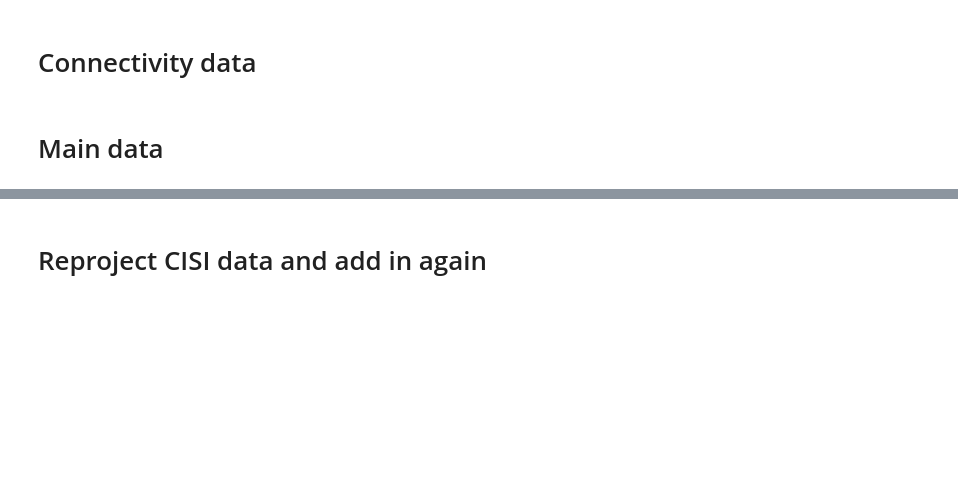
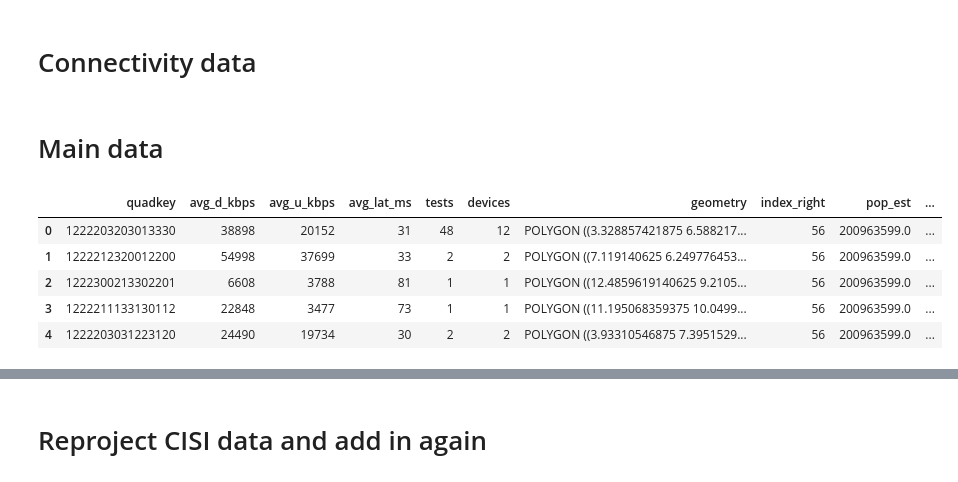
Before and after one commit to DSSGxUK/s22_savethechildren, a Jupyter notebook: notebooks/data_cleaning_v2.ipynb, the cells around one changed output, grey strips where cells are left out. Cells and saved outputs as stored; diff of their text form; code cells hidden in the pictures; blank space fills up the shorter version.

```diff
--- a/notebooks/data_cleaning_v2.ipynb
+++ b/notebooks/data_cleaning_v2.ipynb
@@ -148,3 +147,12 @@ nga_df = pd.read_csv(clean_base)
 # %%
 nga_cell_df = pd.read_csv(connectivity_dir / "nga_cell_clean.csv")
 nga_speed_df = pd.read_csv(connectivity_dir / "speedtest_nga.csv")
+# %%
+nga_speed_df.head()
+# %% [output]
+|  | quadkey | avg_d_kbps | avg_u_kbps | avg_lat_ms | tests | devices | geometry | index_right | pop_est | ... |
+| 0 | 1222203203013330 | 38898 | 20152 | 31 | 48 | 12 | POLYGON ((3.328857421875 6.588217... | 56 | 200963599.0 | ... |
+| 1 | 1222212320012200 | 54998 | 37699 | 33 | 2 | 2 | POLYGON ((7.119140625 6.249776453... | 56 | 200963599.0 | ... |
+| 2 | 1222300213302201 | 6608 | 3788 | 81 | 1 | 1 | POLYGON ((12.4859619140625 9.2105... | 56 | 200963599.0 | ... |
+| 3 | 1222211133130112 | 22848 | 3477 | 73 | 1 | 1 | POLYGON ((11.195068359375 10.0499... | 56 | 200963599.0 | ... |
+| 4 | 1222203031223120 | 24490 | 19734 | 30 | 2 | 2 | POLYGON ((3.93310546875 7.3951529... | 56 | 200963599.0 | ... |
```
Also changed, not shown: parts of 19 cells of this notebook, 5 other files.
